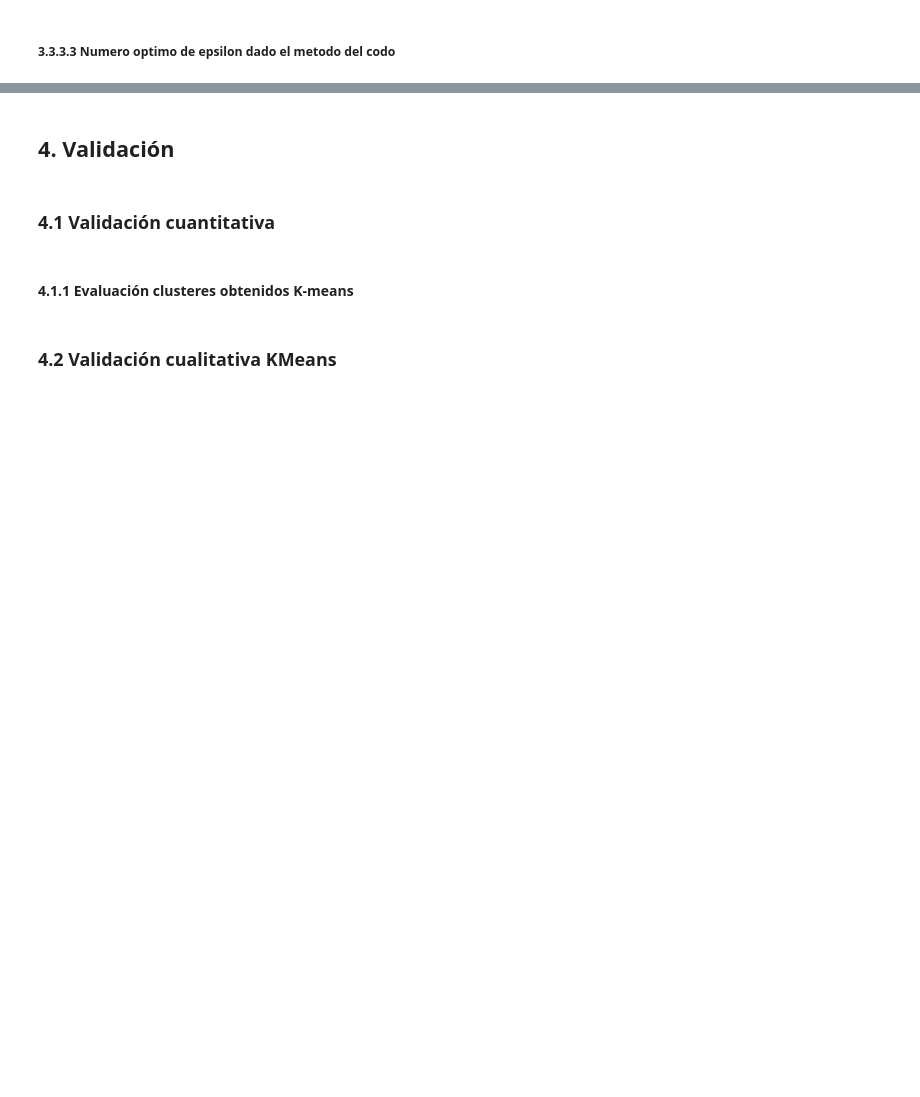
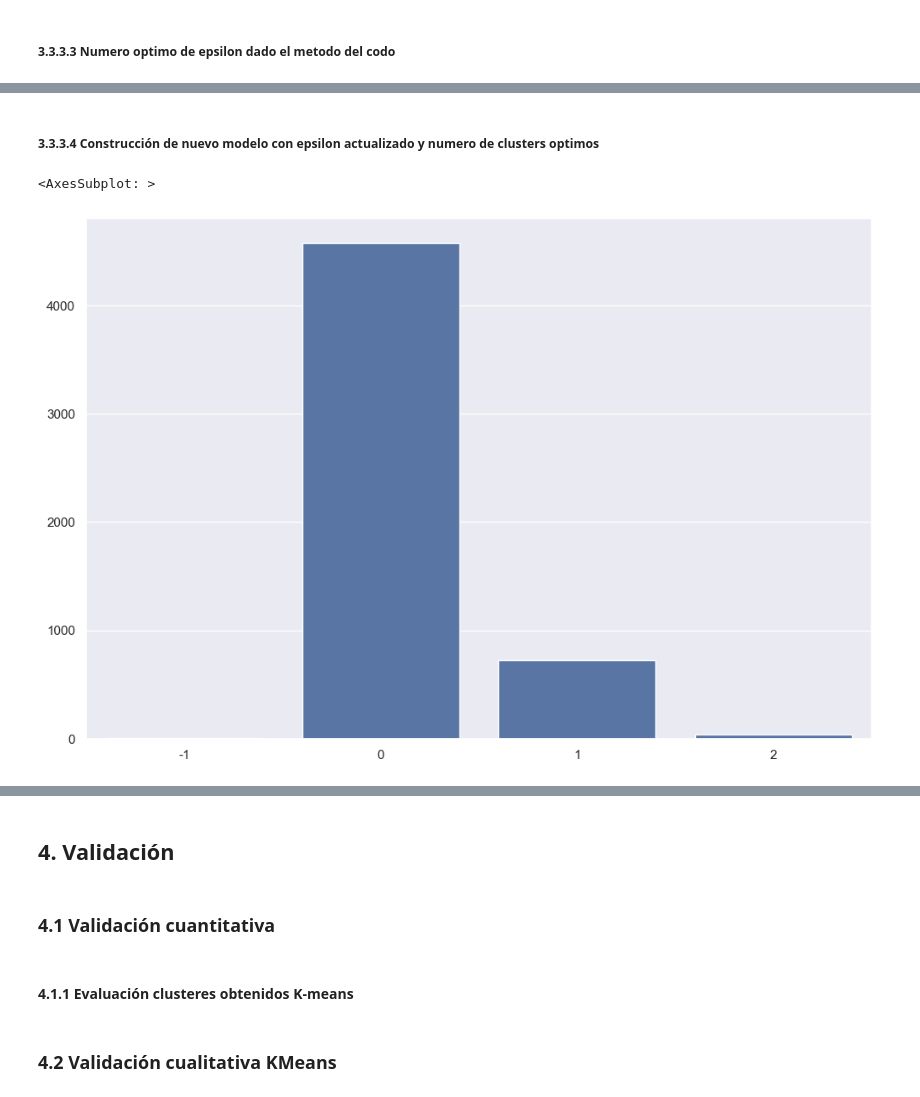
Before and after one commit to jjosorioc/ISIS3301-lab01-clustering, a Jupyter notebook: lab1.ipynb, the cells around one changed output, grey strips where cells are left out. Drawn from its saved outputs; the diff is of its cells as text; code cells hidden in the pictures; blank space fills up the shorter version.

```diff
--- a/lab1.ipynb
+++ b/lab1.ipynb
@@ -599 +600,15 @@ print(f"El valor óptimo de epsilon es: {epsilon}")
 El valor óptimo de epsilon es: 1.0
+# %% [markdown]
+##### 3.3.3.4 Construcción de nuevo modelo con epsilon actualizado y numero de clusters optimos
+# %%
+#De acuerdo al paso anterior, utilizaremos 1 como epsilon
+dbscan2 = DBSCAN(eps=1, min_samples=5)
+lbs2 = dbscan2.fit_predict(cols_number)
+df_bicialpes['Cluster'] = lbs2
+cluster_distrib = df_bicialpes['Cluster'].value_counts()
+
+fig = plt.figure(figsize=(12, 8))
+sns.barplot(x = cluster_distrib.index, y = cluster_distrib.values, color='b')
+# %% [output]
+<AxesSubplot: >
+[figure, added]
```
Also changed, not shown: parts of 18 cells of this notebook.
